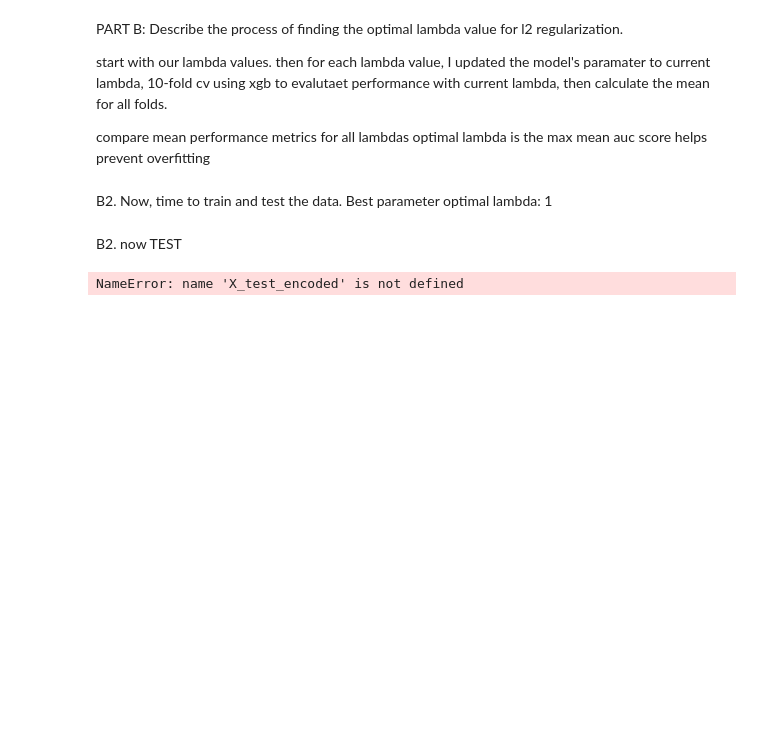
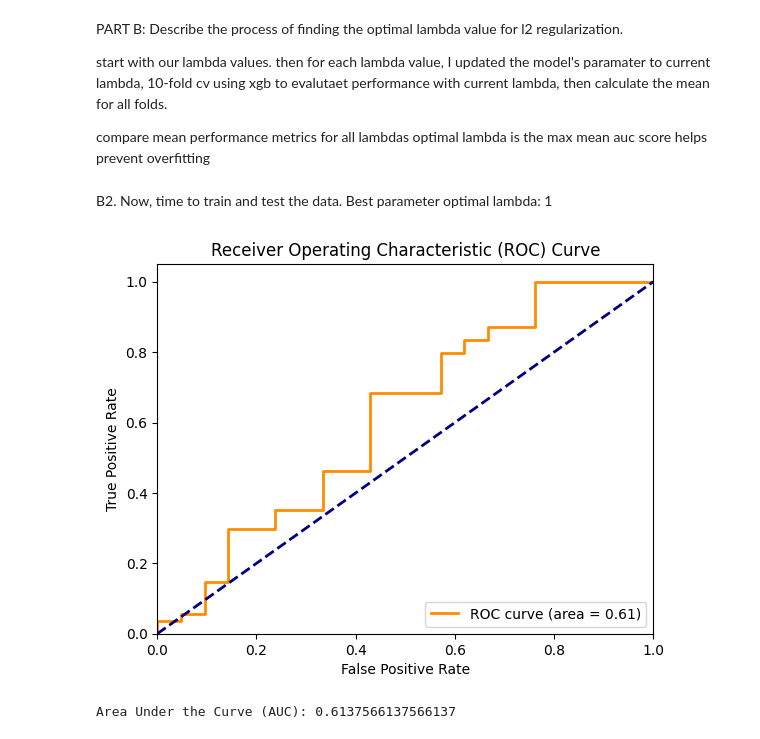
Before and after one commit to karamhaddad/421hw2test, a Jupyter notebook: Karam_Haddad_HW2.ipynb, the cells around one changed output. Drawn from its saved outputs; the diff is of its cells as text; code cells hidden in the pictures; blank space fills up the shorter version.

```diff
--- a/Karam_Haddad_HW2.ipynb
+++ b/Karam_Haddad_HW2.ipynb
@@ -495,11 +480,0 @@ bst = xgb.train(params, dtrain, num_boost_round)
-# %% [markdown]
-B2. now TEST
-# %%
-# Assuming X_test is preprocessed and encoded similar to X_encoded
-dtest = xgb.DMatrix(X_test_encoded)
-y_pred = bst.predict(dtest)
-
-# Convert probabilities to binary output using a threshold, e.g., 0.5
-y_pred_binary = (y_pred > 0.5).astype(int)
-# %% [output]
-NameError: name 'X_test_encoded' is not defined
@@ -505,0 +512,38 @@ NameError: name 'X_test_encoded' is not defined
+# %%
+# Convert the dataset into DMatrix which is optimized for XGBoost
+dtrain = xgb.DMatrix(X_train, label=y_train)
+dval = xgb.DMatrix(X_val, label=y_val)
+
+# Set the best parameters including the optimal lambda
+params = {
+    'objective': 'binary:logistic',
+    'eval_metric': 'auc',
+    'lambda': 1,  # This is the optimal lambda found previously
+    'max_depth': 3,  # Assuming this is an optimal value found or default
+}
+
+# Train the model
+num_round = 100  # Number of boosting rounds
+bst = xgb.train(params, dtrain, num_round)
+
+# Predict the probabilities for the validation set
+y_val_pred = bst.predict(dval)
+# %%
+fpr, tpr, thresholds = roc_curve(y_val, y_val_pred)
+roc_auc = auc(fpr, tpr)
+
+plt.figure()
+plt.plot(fpr, tpr, color='darkorange', lw=2, label='ROC curve (area = %0.2f)' % roc_auc)
+plt.plot([0, 1], [0, 1], color='navy', lw=2, linestyle='--')
+plt.xlim([0.0, 1.0])
+plt.ylim([0.0, 1.05])
+plt.xlabel('False Positive Rate')
+plt.ylabel('True Positive Rate')
+plt.title('Receiver Operating Characteristic (ROC) Curve')
+plt.legend(loc="lower right")
+plt.show()
+
+print(f"Area Under the Curve (AUC): {roc_auc}")
+# %% [output]
+[figure, added]
+Area Under the Curve (AUC): 0.6137566137566137
```
Also changed, not shown: parts of 3 cells of this notebook.
